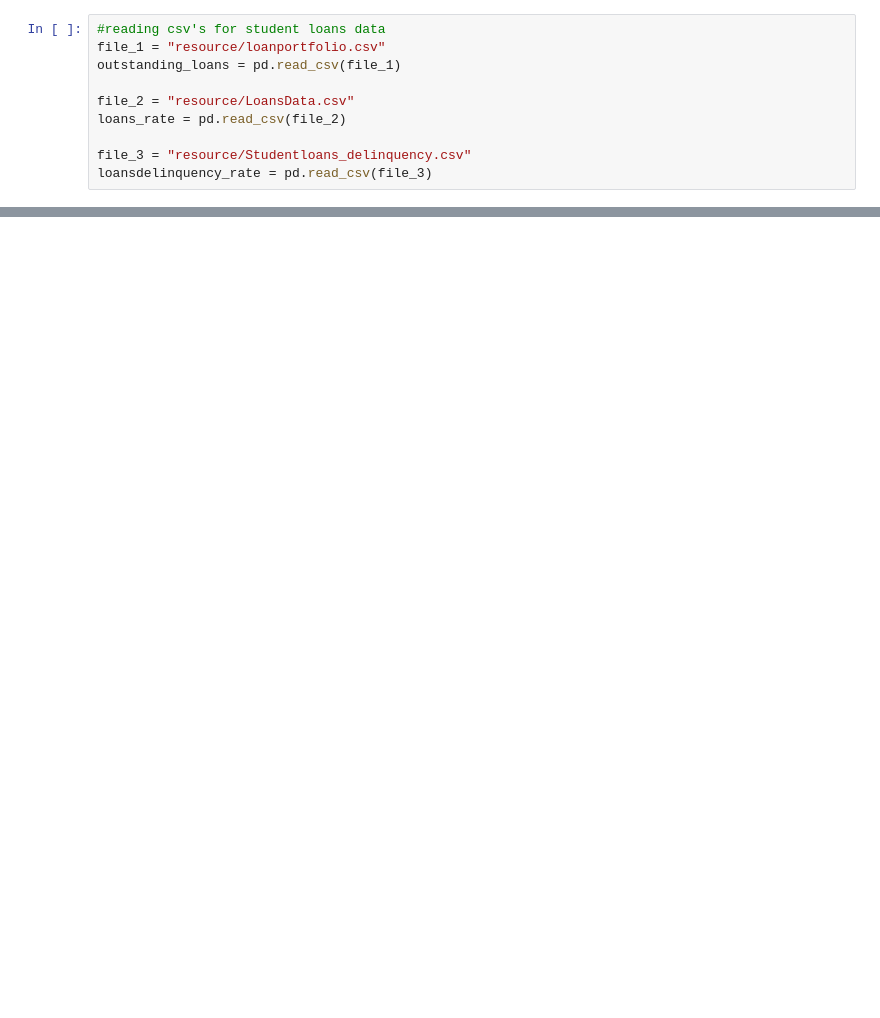
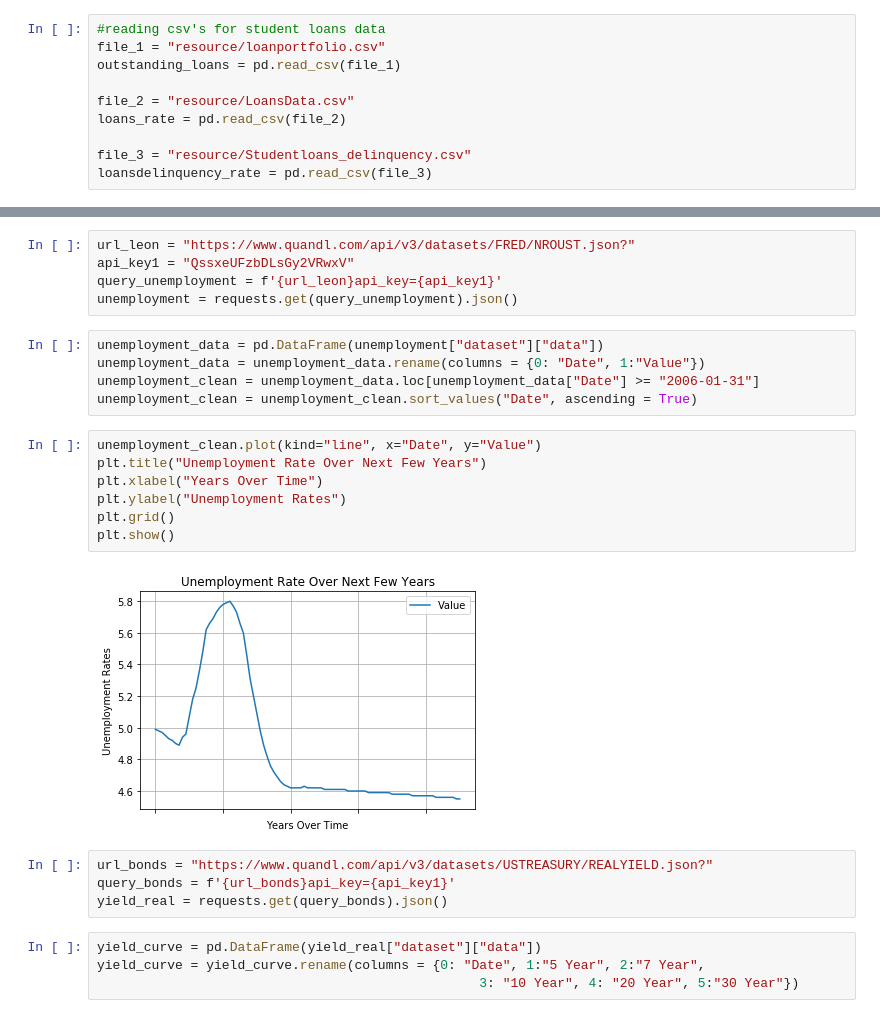
Before and after one commit to Kamran-Wali/Project_Antigravity2, a Jupyter notebook: antigravity.ipynb, the cells around one changed output, grey strips where cells are left out. Cells and saved outputs as stored; diff of their text form; blank space fills up the shorter version.

```diff
--- a/antigravity.ipynb
+++ b/antigravity.ipynb
@@ -317,0 +247,27 @@ plt.savefig("resource/YearvsPercentDelinquency.png", bbox_inches="tight")
+# %%
+url_leon = "https://www.quandl.com/api/v3/datasets/FRED/NROUST.json?"
+api_key1 = "QssxeUFzbDLsGy2VRwxV"
+query_unemployment = f'{url_leon}api_key={api_key1}'
+unemployment = requests.get(query_unemployment).json()
+# %%
+unemployment_data = pd.DataFrame(unemployment["dataset"]["data"])
+unemployment_data = unemployment_data.rename(columns = {0: "Date", 1:"Value"})
+unemployment_clean = unemployment_data.loc[unemployment_data["Date"] >= "2006-01-31"]
+unemployment_clean = unemployment_clean.sort_values("Date", ascending = True)
+# %%
+unemployment_clean.plot(kind="line", x="Date", y="Value")
+plt.title("Unemployment Rate Over Next Few Years")
+plt.xlabel("Years Over Time")
+plt.ylabel("Unemployment Rates")
+plt.grid()
+plt.show()
+# %% [output]
+[figure, added]
+# %%
+url_bonds = "https://www.quandl.com/api/v3/datasets/USTREASURY/REALYIELD.json?"
+query_bonds = f'{url_bonds}api_key={api_key1}'
+yield_real = requests.get(query_bonds).json()
+# %%
+yield_curve = pd.DataFrame(yield_real["dataset"]["data"])
+yield_curve = yield_curve.rename(columns = {0: "Date", 1:"5 Year", 2:"7 Year",
+                                                 3: "10 Year", 4: "20 Year", 5:"30 Year"})
```
Also changed, not shown: parts of 33 cells of this notebook, 1 other file.
